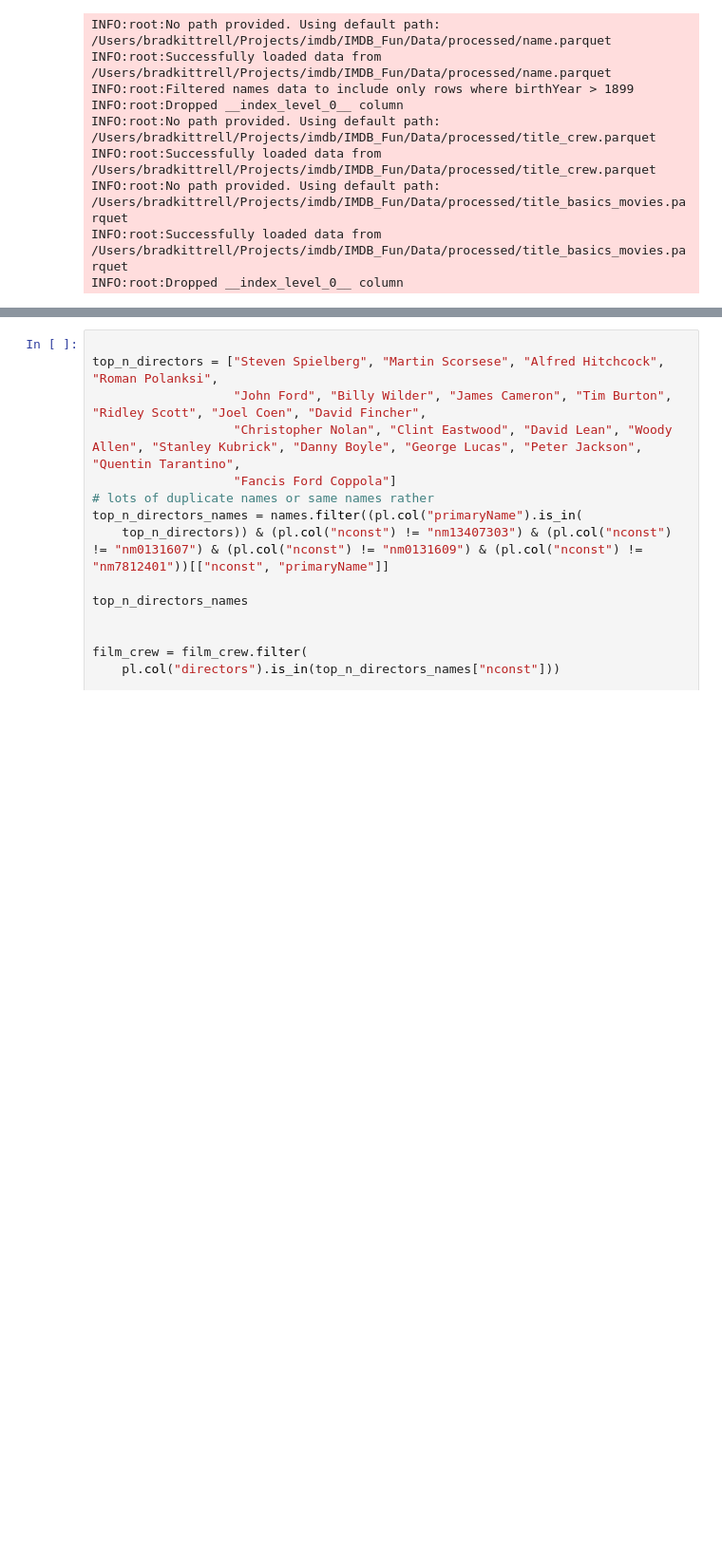
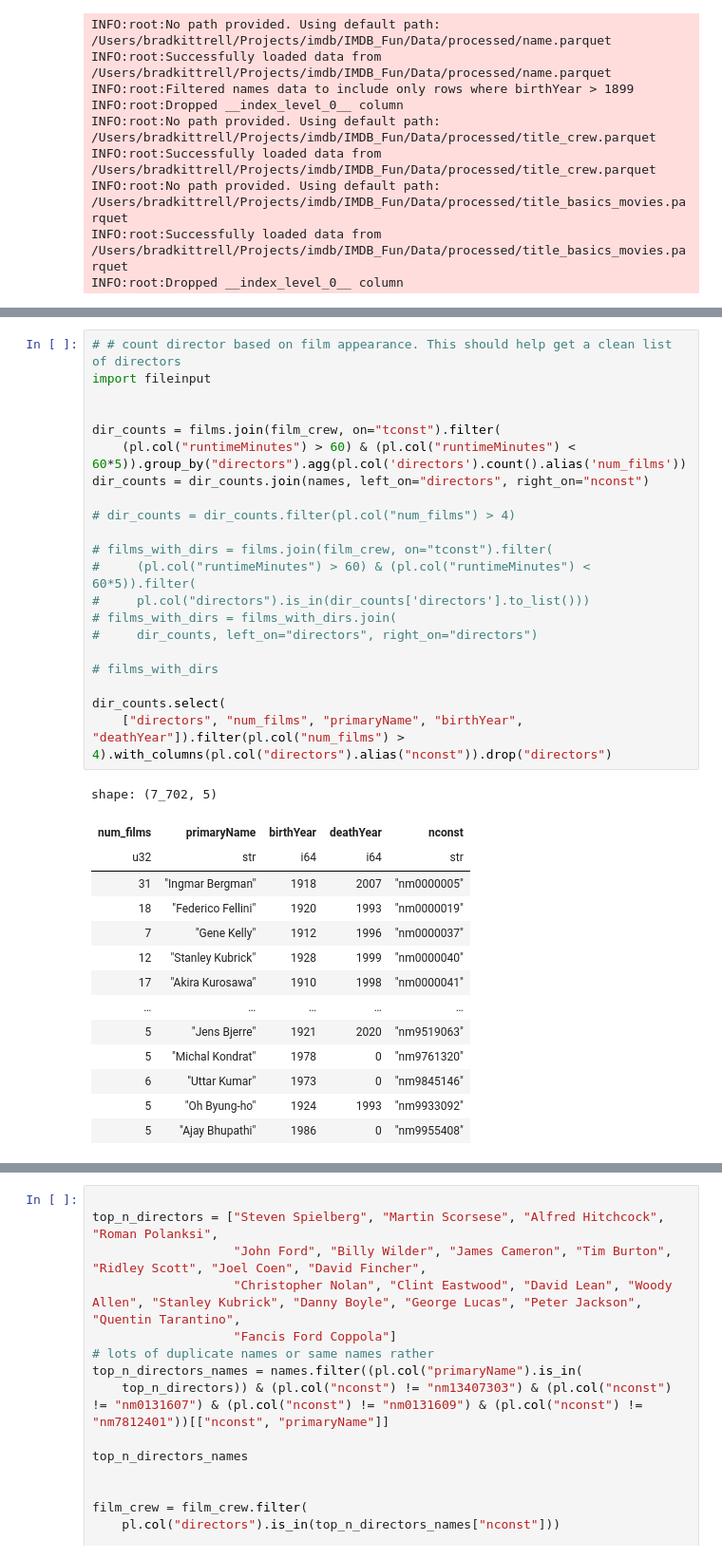
Before and after one commit to bradk54/IMDB_Fun, a Jupyter notebook: Notebooks/2_0_EDA.ipynb, the cells around one changed output, grey strips where cells are left out. Shown: that part at 95% size. Drawn from its saved outputs; the diff is of its cells as text; blank space fills up the shorter version.

```diff
--- a/Notebooks/2_0_EDA.ipynb
+++ b/Notebooks/2_0_EDA.ipynb
@@ -58,0 +70,36 @@ INFO:root:Dropped __index_level_0__ column
+# %%
+# # count director based on film appearance. This should help get a clean list of directors
+import fileinput
+
+
+dir_counts = films.join(film_crew, on="tconst").filter(
+    (pl.col("runtimeMinutes") > 60) & (pl.col("runtimeMinutes") < 60*5)).group_by("directors").agg(pl.col('directors').count().alias('num_films'))
+dir_counts = dir_counts.join(names, left_on="directors", right_on="nconst")
+
+# dir_counts = dir_counts.filter(pl.col("num_films") > 4)
+
+# films_with_dirs = films.join(film_crew, on="tconst").filter(
+#     (pl.col("runtimeMinutes") > 60) & (pl.col("runtimeMinutes") < 60*5)).filter(
+#     pl.col("directors").is_in(dir_counts['directors'].to_list()))
+# films_with_dirs = films_with_dirs.join(
+#     dir_counts, left_on="directors", right_on="directors")
+
+# films_with_dirs
+
+dir_counts.select(
+    ["directors", "num_films", "primaryName", "birthYear", "deathYear"]).filter(pl.col("num_films") > 4).with_columns(pl.col("directors").alias("nconst")).drop("directors")
+# %% [output]
+shape: (7_702, 5)
+| num_films | primaryName | birthYear | deathYear | nconst |
+| u32 | str | i64 | i64 | str |
+| 31 | "Ingmar Bergman" | 1918 | 2007 | "nm0000005" |
+| 18 | "Federico Fellini" | 1920 | 1993 | "nm0000019" |
+| 7 | "Gene Kelly" | 1912 | 1996 | "nm0000037" |
+| 12 | "Stanley Kubrick" | 1928 | 1999 | "nm0000040" |
+| 17 | "Akira Kurosawa" | 1910 | 1998 | "nm0000041" |
+| … | … | … | … | … |
+| 5 | "Jens Bjerre" | 1921 | 2020 | "nm9519063" |
+| 5 | "Michal Kondrat" | 1978 | 0 | "nm9761320" |
+| 6 | "Uttar Kumar" | 1973 | 0 | "nm9845146" |
+| 5 | "Oh Byung-ho" | 1924 | 1993 | "nm9933092" |
+| 5 | "Ajay Bhupathi" | 1986 | 0 | "nm9955408" |
```
Also changed, not shown: parts of 10 cells of this notebook, 2 other files.
